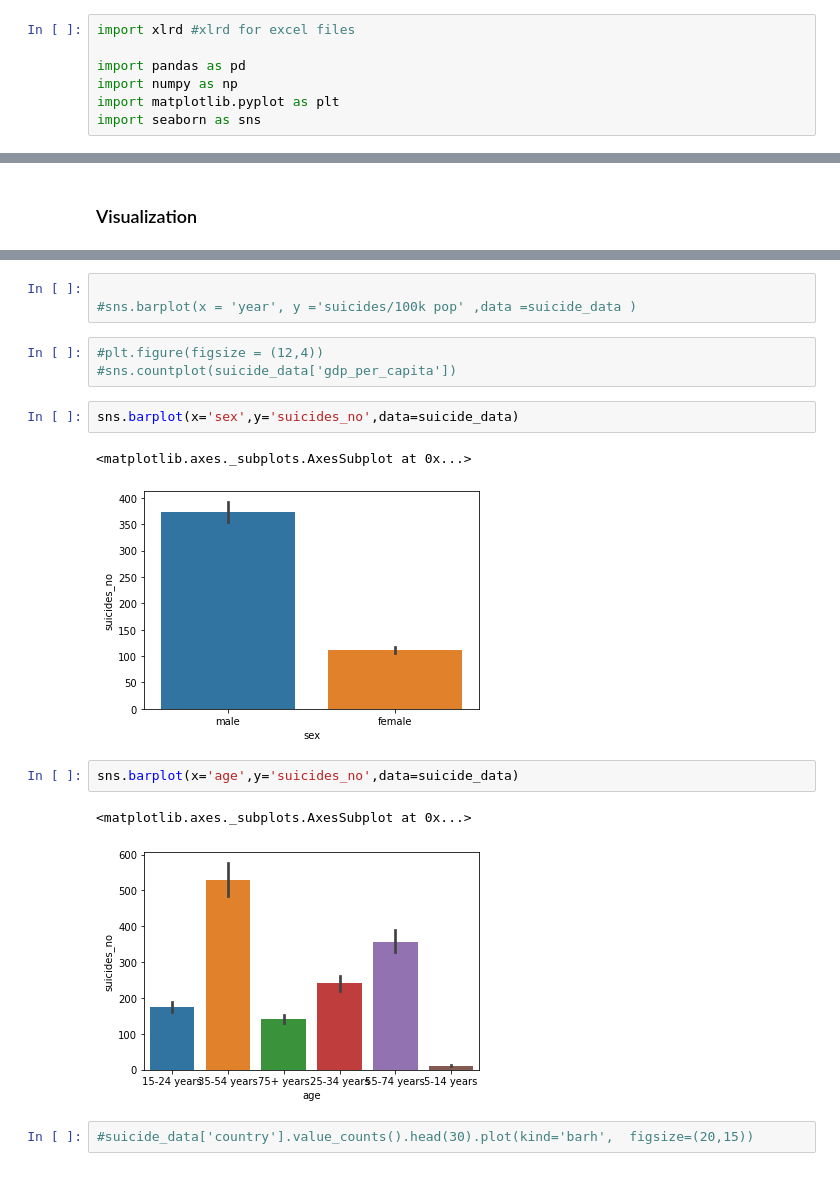
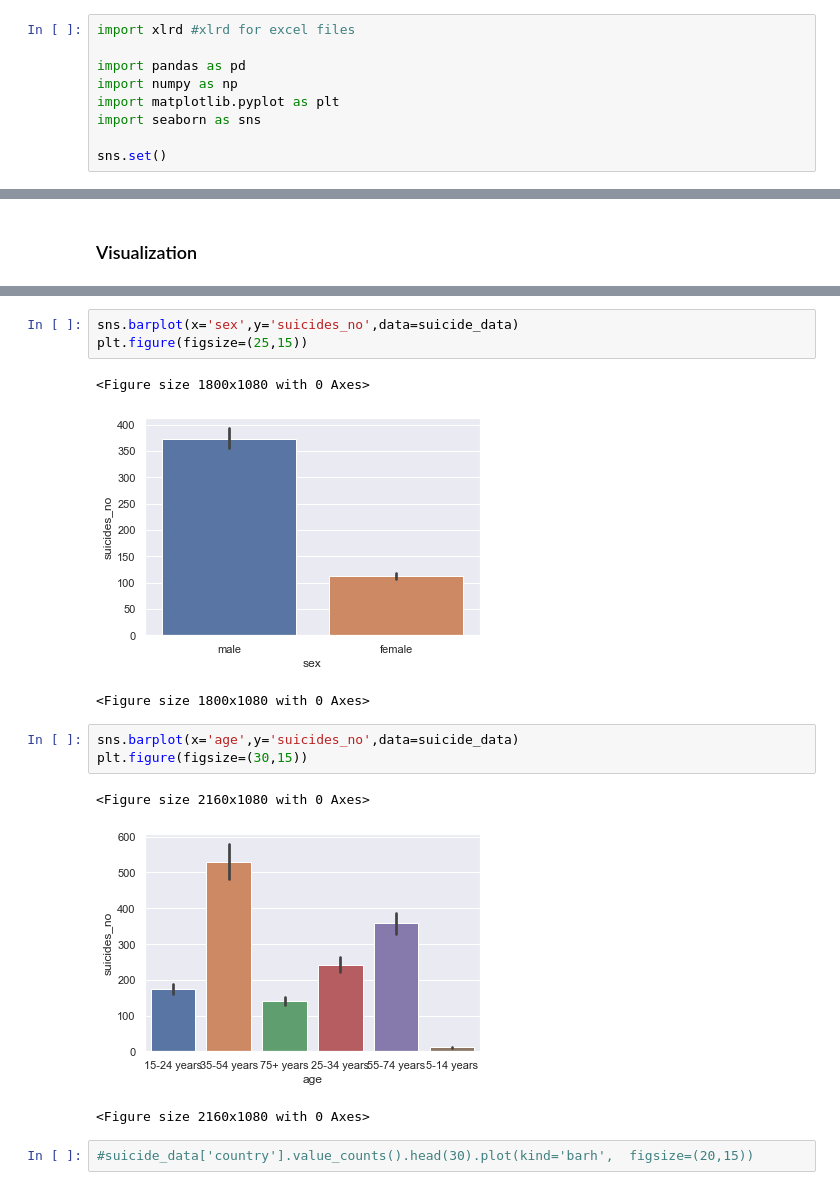
Before and after one commit to KemmieKemy/suicide_rates_EDA, a Jupyter notebook: suicide_analysis.ipynb, the cells around one changed output, grey strips where cells are left out. Drawn from its saved outputs; the diff is of its cells as text.

Commit message:
overriding matplotlib with seaborn

```diff
--- a/suicide_analysis.ipynb
+++ b/suicide_analysis.ipynb
@@ -5,6 +5,8 @@ import pandas as pd
 import numpy as np
 import matplotlib.pyplot as plt
 import seaborn as sns
+
+sns.set()
 # %%
 suicide_data = pd.read_excel('suicide.xlsx')
 suicide_data.head(10) #view head data
@@ -132,19 +127,17 @@ sns.countplot(suicide_data['generation'])
-# %%
-
-#sns.barplot(x = 'year', y ='suicides/100k pop' ,data =suicide_data )
-# %%
-#plt.figure(figsize = (12,4))
-#sns.countplot(suicide_data['gdp_per_capita'])
 # %%
 sns.barplot(x='sex',y='suicides_no',data=suicide_data)
+plt.figure(figsize=(25,15))
 # %% [output]
-<matplotlib.axes._subplots.AxesSubplot at 0x...>
+<Figure size 1800x1080 with 0 Axes>
-[figure, old version]
+[figure, new version]
+<Figure size 1800x1080 with 0 Axes>
 # %%
 sns.barplot(x='age',y='suicides_no',data=suicide_data)
+plt.figure(figsize=(30,15))
 # %% [output]
-<matplotlib.axes._subplots.AxesSubplot at 0x...>
+<Figure size 2160x1080 with 0 Axes>
-[figure, old version]
+[figure, new version]
+<Figure size 2160x1080 with 0 Axes>
 # %%
 #suicide_data['country'].value_counts().head(30).plot(kind='barh',  figsize=(20,15))
 # %%
```
Also changed, not shown: parts of 4 cells of this notebook.
